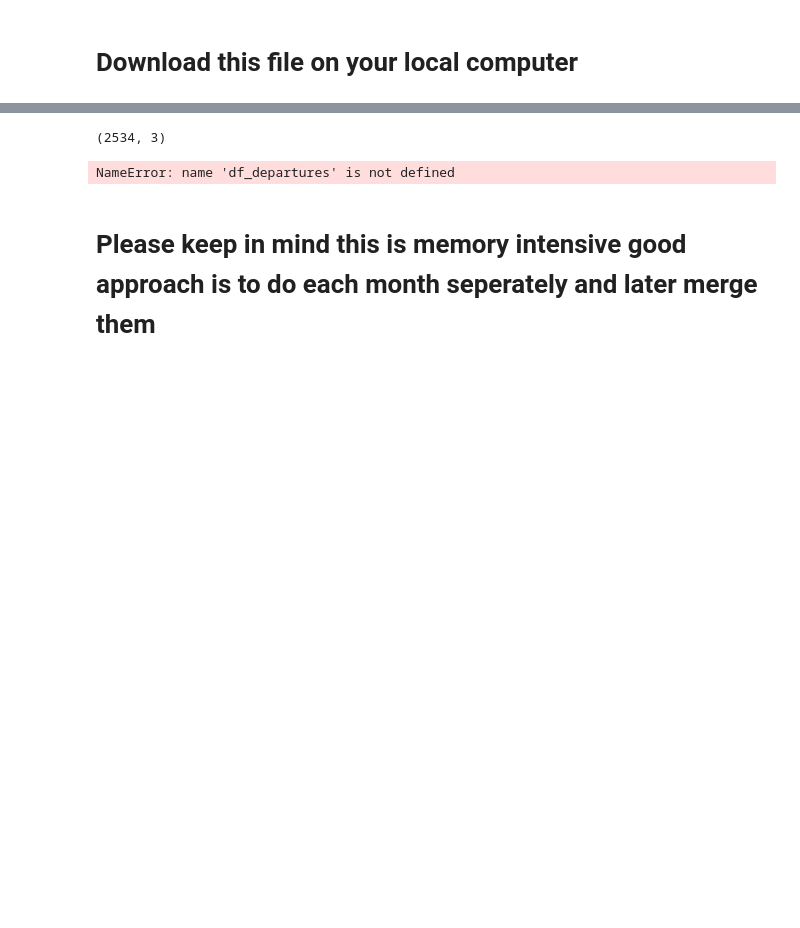
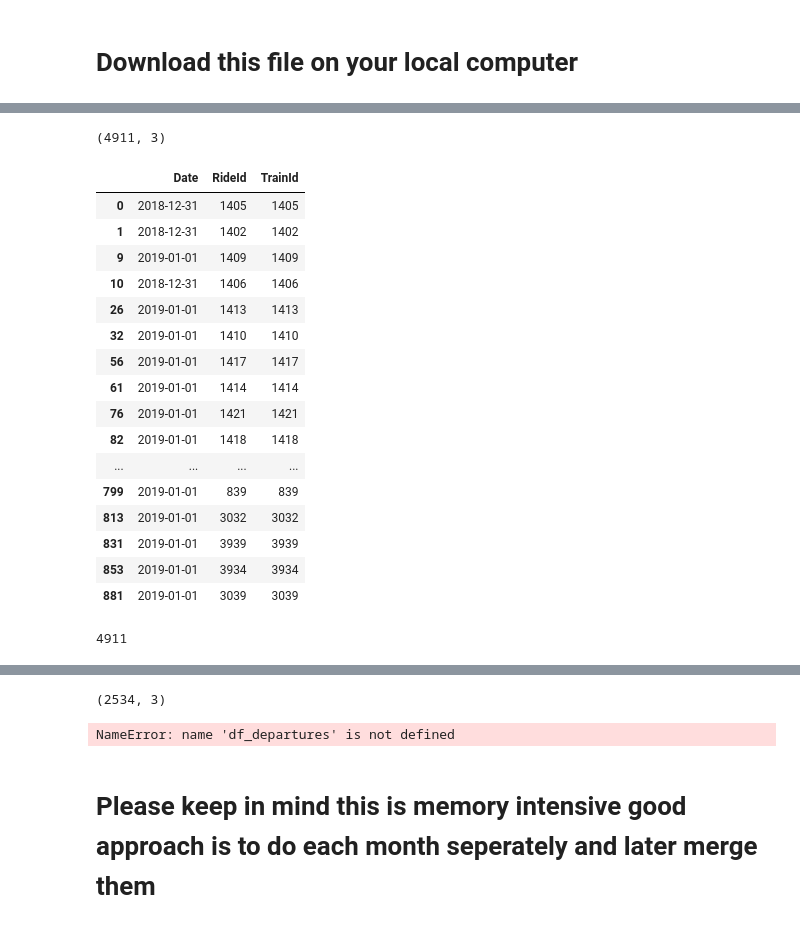
Before and after one commit to BondarencoM/DestinationStation, a Jupyter notebook: provisioning/AutoLoadingDataToCSVZip.ipynb, the cells around one changed output, grey strips where cells are left out. Saved outputs shown, nothing was run; the diff lists cells and outputs as text; code cells hidden in the pictures; blank space fills up the shorter version.

```diff
--- a/provisioning/AutoLoadingDataToCSVZip.ipynb
+++ b/provisioning/AutoLoadingDataToCSVZip.ipynb
@@ -135,8 +135,11 @@ def departure_data_template():
 
 }
 # %%
-station_amsterdam = b'<ns2:RitStation><ns2:StationCode>ASD</ns2:StationCode>'
-station_utrecht = b'<ns2:RitStation><ns2:StationCode>UT</ns2:StationCode>'
+das_tag = b'ReisInformatieProductDAS'
+# station_amsterdam = b'<ns2:RitStation><ns2:StationCode>ASD</ns2:StationCode>'
+# station_utrecht = b'<ns2:RitStation><ns2:StationCode>UT</ns2:StationCode>'
+station_amsterdam = b'<ns2:StationCode>ASD</ns2:StationCode>'
+station_utrecht = b'<ns2:StationCode>UT</ns2:StationCode>'
 source_amsterdam = b'<ns2:TreinHerkomst InfoStatus=""Gepland""><ns2:StationCode>ASD</ns2:StationCode'
 source_utrecht = b'<ns2:TreinHerkomst InfoStatus=""Gepland""><ns2:StationCode>UT</ns2:StationCode>'
 destination_amsterdam = b'<ns2:TreinEindBestemming InfoStatus=""Gepland""><ns2:StationCode>AMS</ns2:StationCode>'
@@ -143,0 +150,5 @@ destination_utrecht = b'<ns2:TreinEindBestemming InfoStatus=""Gepland""><ns2:Sta
+# %%
+def construct_tag(name):
+    opening = b'<'+name+b'>'
+    closing = b'</'+name+b'>'
+    return opening, closing
@@ -143,0 +201,2 @@ destination_utrecht = b'<ns2:TreinEindBestemming InfoStatus=""Gepland""><ns2:Sta
+# %%
+df = pd.DataFrame(temp_lines)
@@ -144,3 +212,31 @@ destination_utrecht = b'<ns2:TreinEindBestemming InfoStatus=""Gepland""><ns2:Sta
+# %%
+df.shape
+# %% [output]
+(4911, 3)
+# %%
+df.drop_duplicates(['Date', 'RideId']).head(50)
+# %% [output]
+|  | Date | RideId | TrainId |
+| 0 | 2018-12-31 | 1405 | 1405 |
+| 1 | 2018-12-31 | 1402 | 1402 |
+| 9 | 2019-01-01 | 1409 | 1409 |
+| 10 | 2018-12-31 | 1406 | 1406 |
+| 26 | 2019-01-01 | 1413 | 1413 |
+| 32 | 2019-01-01 | 1410 | 1410 |
+| 56 | 2019-01-01 | 1417 | 1417 |
+| 61 | 2019-01-01 | 1414 | 1414 |
+| 76 | 2019-01-01 | 1421 | 1421 |
+| 82 | 2019-01-01 | 1418 | 1418 |
+| ... | ... | ... | ... |
+| 799 | 2019-01-01 | 839 | 839 |
+| 813 | 2019-01-01 | 3032 | 3032 |
+| 831 | 2019-01-01 | 3939 | 3939 |
+| 853 | 2019-01-01 | 3934 | 3934 |
+| 881 | 2019-01-01 | 3039 | 3039 |
+# %%
+len(temp_lines)
+# %% [output]
+4911
 # %%
 import requests
 import lzma
```
Also changed, not shown: parts of 4 cells of this notebook, 1 other file.
